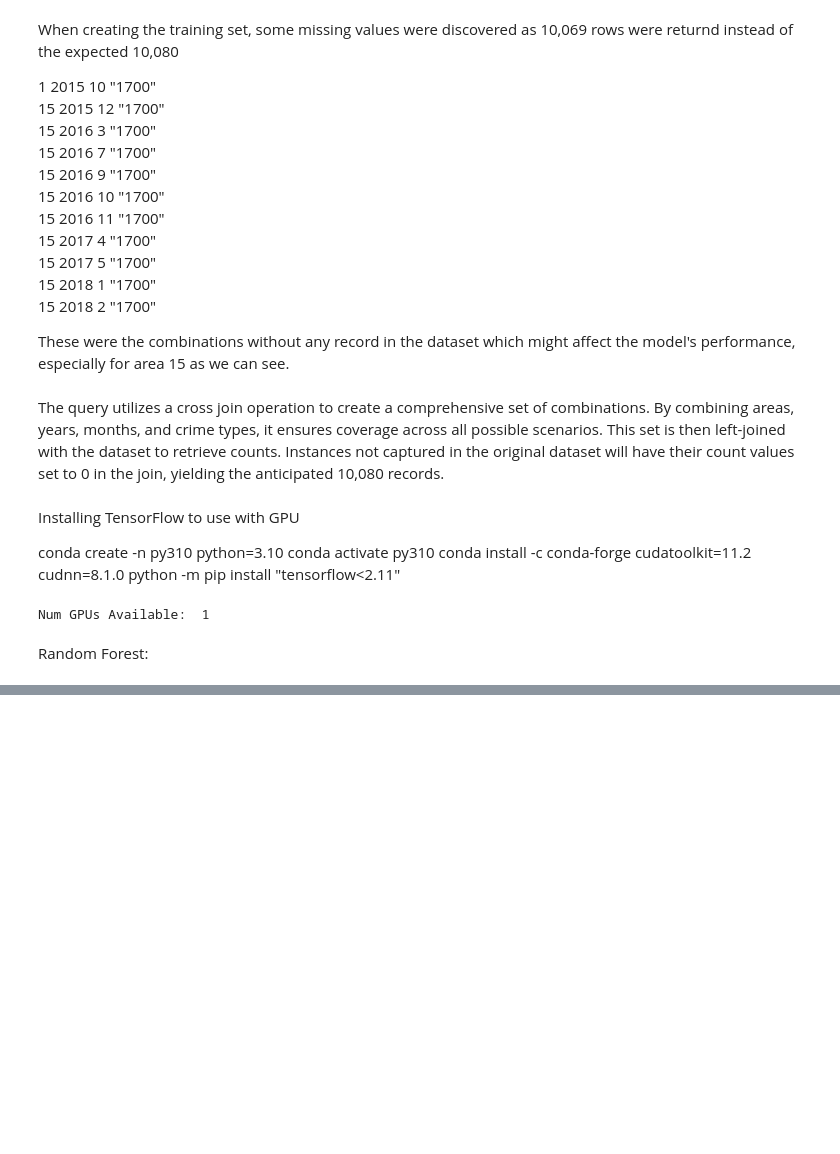
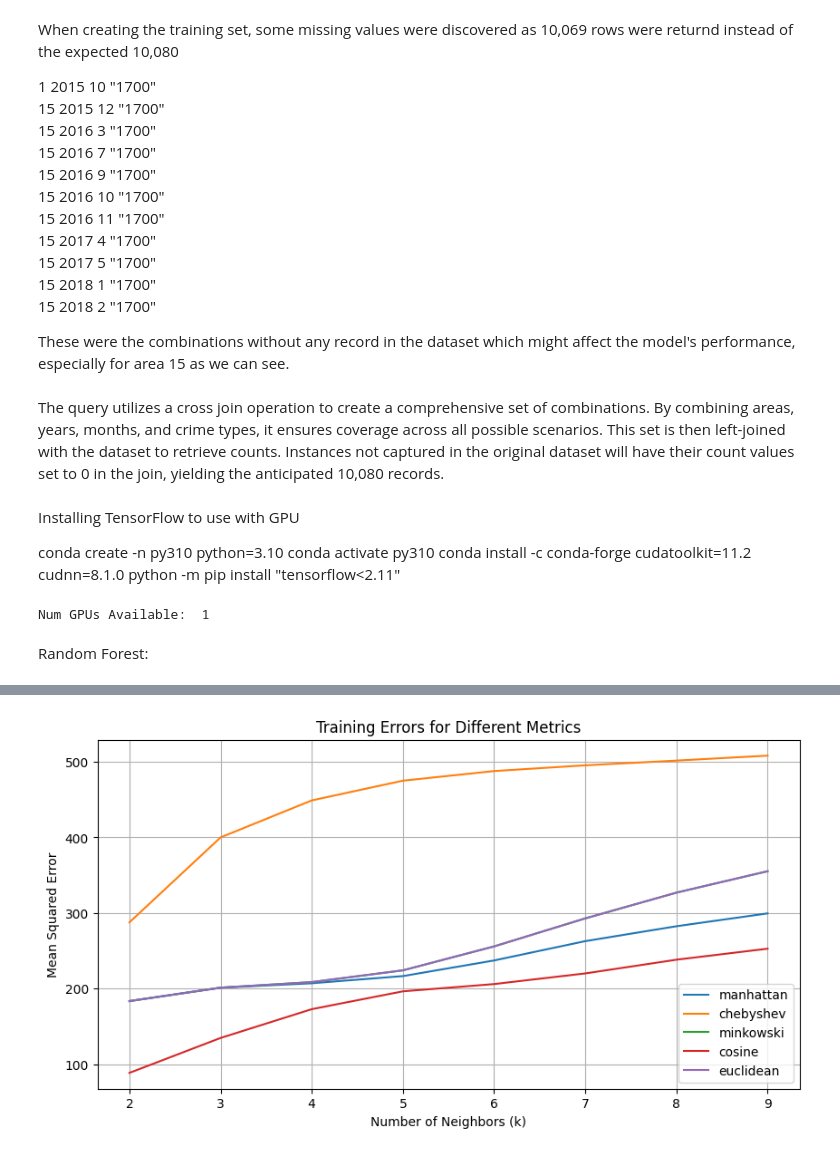
Before and after one commit to Gigilui15/FYP-CrimePrediction, a Jupyter notebook: Scripts/Final Year Project.ipynb, the cells around one changed output, grey strips where cells are left out. Cells and saved outputs as stored; diff of their text form; code cells hidden in the pictures; blank space fills up the shorter version.

Commit message:
Decent results using KNN

```diff
--- a/Scripts/Final Year Project.ipynb
+++ b/Scripts/Final Year Project.ipynb
@@ -814,0 +970,96 @@ These metrics indicate that the model performs well on both the training and tes
+# %%
+import pandas as pd
+import numpy as np
+import matplotlib.pyplot as plt
+from sklearn.model_selection import GridSearchCV
+from sklearn.neighbors import KNeighborsRegressor
+
+# Load the training dataset
+train_data = pd.read_csv(r'C:\\Users\\luigi\\Desktop\\Third Year\\Thesis\\Artefact\\TrainTestSplit\\train_set.csv')
+
+# Separate features and target variable
+X_train = train_data.drop(columns=['total_crimes'])
+y_train = train_data['total_crimes']
+
+# Define the range of neighbors (K)
+neighbors = list(range(2, 10))
+
+# Define the distance metrics
+metrics = [ 'manhattan','chebyshev','minkowski','cosine','euclidean']
+
+# Initialize empty dictionaries to store best hyperparameters and minimum validation errors for each metric
+best_hyperparameters = {}
+min_validation_errors = {}
+
+# Initialize empty dictionaries to store training and validation errors for each k and metric
+training_errors = {}
+validation_errors = {}
+
+# Iterate over each metric
+for metric in metrics:
+    # Initialize the KNN regressor with the metric
+    knn_regressor = KNeighborsRegressor(metric=metric)
+
+    # Initialize lists to store training and validation errors for this metric
+    train_errors = []
+    val_errors = []
+
+    # Iterate over each value of k
+    for k in neighbors:
+        # Initialize GridSearchCV with the regressor and parameter grid
+        grid_search = GridSearchCV(knn_regressor, {'n_neighbors': [k]}, cv=5, scoring='neg_mean_squared_error', return_train_score=True)
+
+        # Fit the GridSearchCV object
+        grid_search.fit(X_train, y_train)
+
+        # Extract mean training and validation errors
+        mean_train_error = -grid_search.cv_results_['mean_train_score'][0]
+        mean_val_error = -grid_search.cv_results_['mean_test_score'][0]
+
+        # Append errors to the lists
+        train_errors.append(mean_train_error)
+        val_errors.append(mean_val_error)
+
+    # Store training and validation errors for this metric
+    training_errors[metric] = train_errors
+    validation_errors[metric] = val_errors
+
+    # Find the index of the minimum validation error
+    min_error_index = np.argmin(val_errors)
+
+    # Find the corresponding k value
+    best_k = neighbors[min_error_index]
+
+    # Store the best hyperparameters and minimum validation error for the current metric
+    best_hyperparameters[metric] = best_k
+    min_validation_errors[metric] = val_errors[min_error_index]
+
+# Find the metric with the minimum validation error
+best_metric = min(min_validation_errors, key=min_validation_errors.get)
+best_k_for_metric = best_hyperparameters[best_metric]
+
+# Print the best hyperparameters and minimum validation errors for each metric
+print(f"Best hyperparameters: Metric = {best_metric}, k = {best_k_for_metric}, Validation Error = {min_validation_errors[best_metric]}")
+
+# Plot training errors for all metrics
+plt.figure(figsize=(10, 5))
+for metric in metrics:
+    plt.plot(neighbors, training_errors[metric], label=metric)
+plt.title('Training Errors for Different Metrics')
+plt.xlabel('Number of Neighbors (k)')
+plt.ylabel('Mean Squared Error')
+plt.legend()
+plt.grid(True)
+plt.show()
+
+# Plot validation errors for all metrics
+plt.figure(figsize=(10, 5))
+for metric in metrics:
+    plt.plot(neighbors, validation_errors[metric], label=metric)
+plt.title('Validation Errors for Different Metrics')
+plt.xlabel('Number of Neighbors (k)')
+plt.ylabel('Mean Squared Error')
+plt.legend()
+plt.grid(True)
+plt.show()
+# %% [output]
@@ -814,0 +1067 @@ These metrics indicate that the model performs well on both the training and tes
+[figure, added]
```
Also changed, not shown: parts of 9 cells of this notebook, 4 other files.
